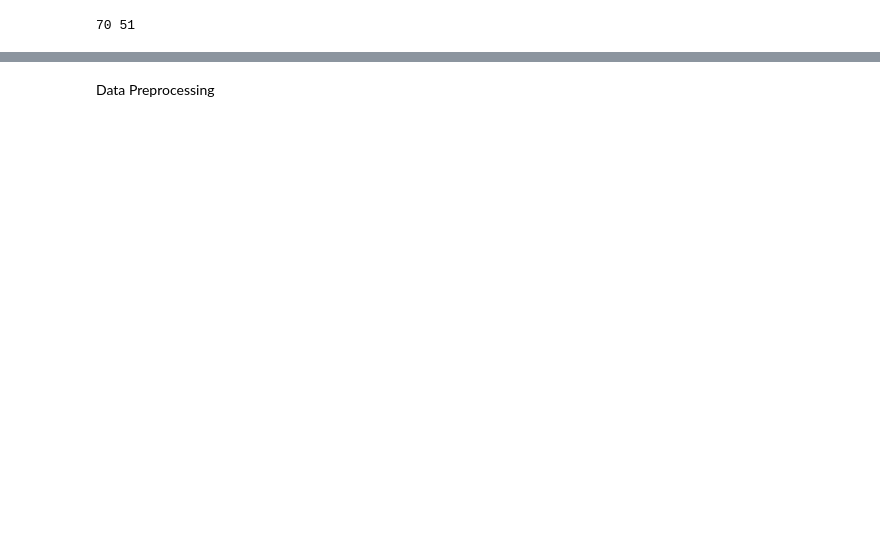
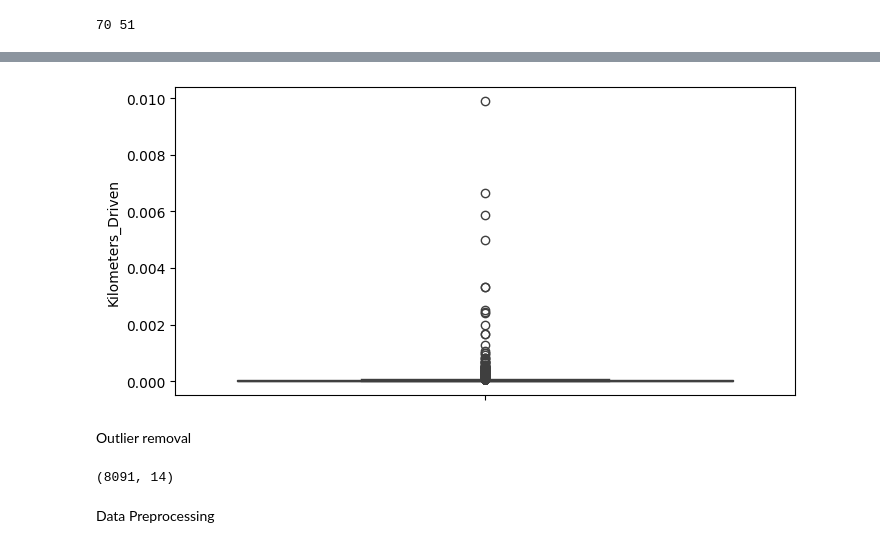
Before and after one commit to Ranjana1207/Car-Dheko---Used-Car-Price-Prediction, a Jupyter notebook: Datacleaning and Preprossing.ipynb, the cells around one changed output, grey strips where cells are left out. Saved outputs shown, nothing was run; the diff lists cells and outputs as text; code cells hidden in the pictures; blank space fills up the shorter version.

```diff
--- a/Datacleaning and Preprossing.ipynb
+++ b/Datacleaning and Preprossing.ipynb
@@ -354,0 +539,14 @@ Index(['it', 'ft', 'bt', 'km', 'ownerNo', 'oem', 'model', 'modelYear',
+# %%
+def inv_trans(x):
+    if x!=0:
+        return 1/x
+    else:
+        return 0
+
+df['Kilometers_Driven'] = df['Kilometers_Driven'].apply(inv_trans)
+# %%
+plt.figure(figsize=(8,4))
+sns.boxplot(data=df['Kilometers_Driven'])
+plt.show()
+# %% [output]
+[figure, added]
@@ -354,0 +556,19 @@ Index(['it', 'ft', 'bt', 'km', 'ownerNo', 'oem', 'model', 'modelYear',
+# %% [markdown]
+Outlier removal
+# %%
+# Ensure all relevant columns are numerical
+numerical_cols_o = df.select_dtypes(include=['number']).columns
+
+# Calculate Q1 and Q3 for numerical columns
+Q1 = df[numerical_cols_o].quantile(0.05)
+Q3 = df[numerical_cols_o].quantile(0.95)
+
+# Calculate IQR for numerical columns
+IQR = Q3 - Q1
+
+# Remove outliers from numerical columns
+car_df = df[~((df[numerical_cols_o] < (Q1 - 1.5 * IQR)) |(df[numerical_cols_o] > (Q3 + 1.5 * IQR))).any(axis=1)]
+
+car_df.shape
+# %% [output]
+(8091, 14)
```
Also changed, not shown: parts of 65 cells of this notebook, 8 other files.
